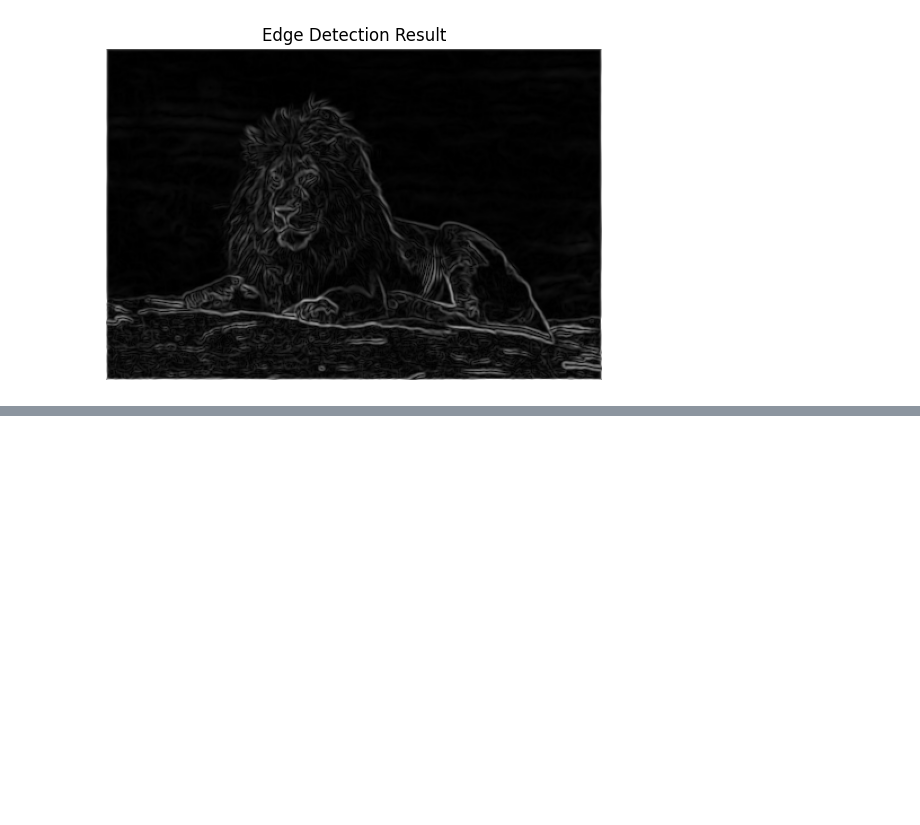
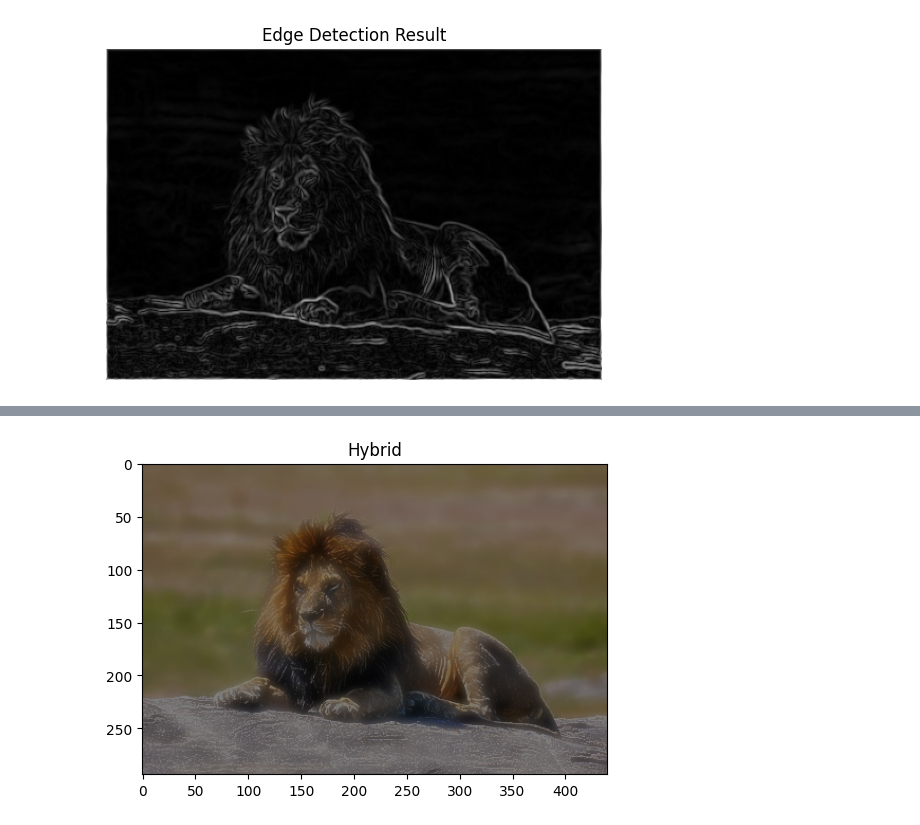
Before and after one commit to JesusMGalindo/Edge-Detection-and-Hybrid-Image-Processing, a Jupyter notebook: hybrid.ipynb, the cells around one changed output, grey strips where cells are left out. Saved outputs shown, nothing was run; the diff lists cells and outputs as text; code cells hidden in the pictures; blank space fills up the shorter version.

```diff
--- a/hybrid.ipynb
+++ b/hybrid.ipynb
@@ -134,0 +183,12 @@ plt.show()
+# %%
+# Part C
+
+hybrid = cv2.addWeighted(low_pass,0.5,high_pass,0.5,0)
+
+
+plt.figure(figsize=(6,6))
+plt.imshow(hybrid,cmap='grey')
+plt.title('Hybrid')
+plt.show()
+# %% [output]
+[figure, added]
```
Also changed, not shown: parts of 5 cells of this notebook, 2 other files.
